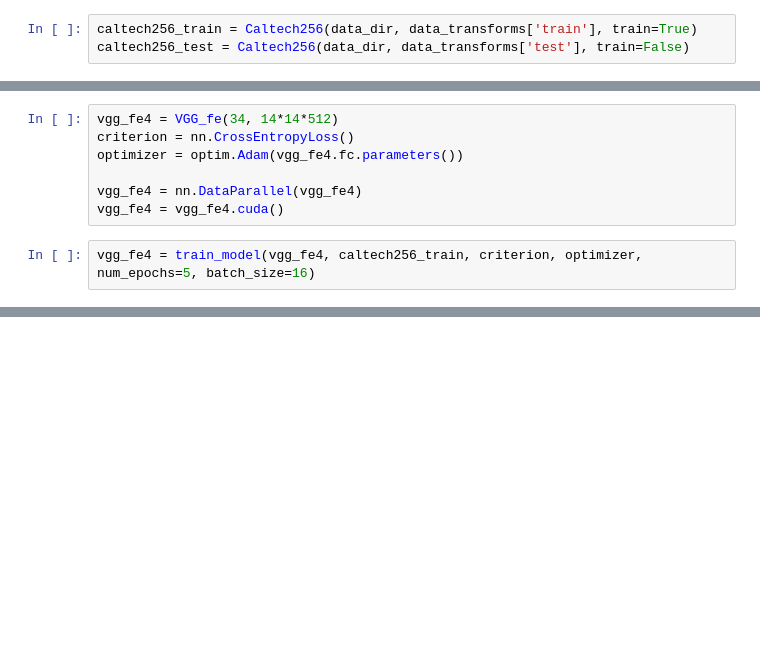
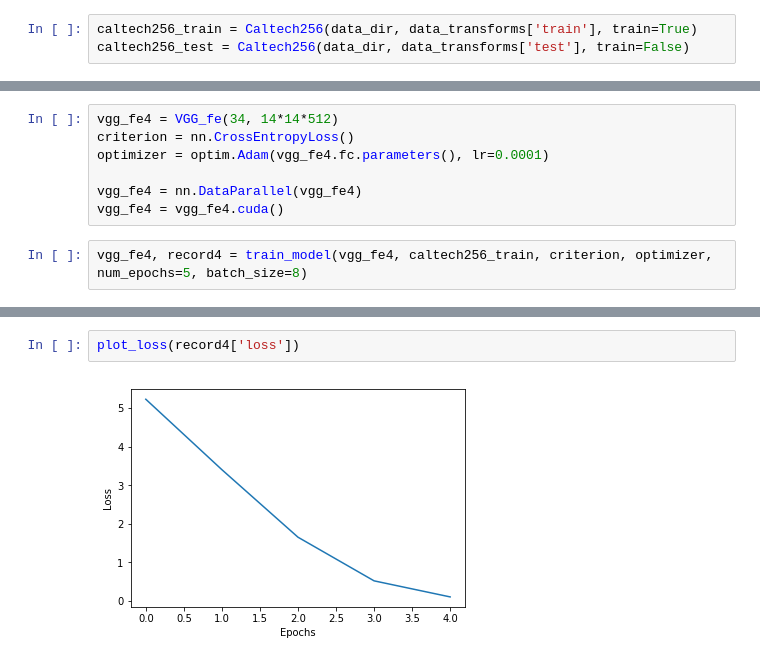
Before and after one commit to Fnjn/UCSD-CSE-253, a Jupyter notebook: hw3/feature_extraction.ipynb, the cells around one changed output, grey strips where cells are left out. Saved outputs shown, nothing was run; the diff lists cells and outputs as text; blank space fills up the shorter version.

```diff
--- a/hw3/feature_extraction.ipynb
+++ b/hw3/feature_extraction.ipynb
@@ -66,10 +95,10 @@ each_class_accuracy(vgg_fe3, caltech256_test)
 # %%
 vgg_fe4 = VGG_fe(34, 14*14*512)
 criterion = nn.CrossEntropyLoss()
-optimizer = optim.Adam(vgg_fe4.fc.parameters())
+optimizer = optim.Adam(vgg_fe4.fc.parameters(), lr=0.0001)
 
 vgg_fe4 = nn.DataParallel(vgg_fe4)
 vgg_fe4 = vgg_fe4.cuda()
 # %%
-vgg_fe4 = train_model(vgg_fe4, caltech256_train, criterion, optimizer, num_epochs=5, batch_size=16)
+vgg_fe4, record4 = train_model(vgg_fe4, caltech256_train, criterion, optimizer, num_epochs=5, batch_size=8)
 # %% [output]
@@ -87,0 +145,4 @@ each_class_accuracy(vgg_fe4, caltech256_test)
+# %%
+plot_loss(record4['loss'])
+# %% [output]
+[figure, added]
```
Also changed, not shown: parts of 11 cells of this notebook, 5 other files.
